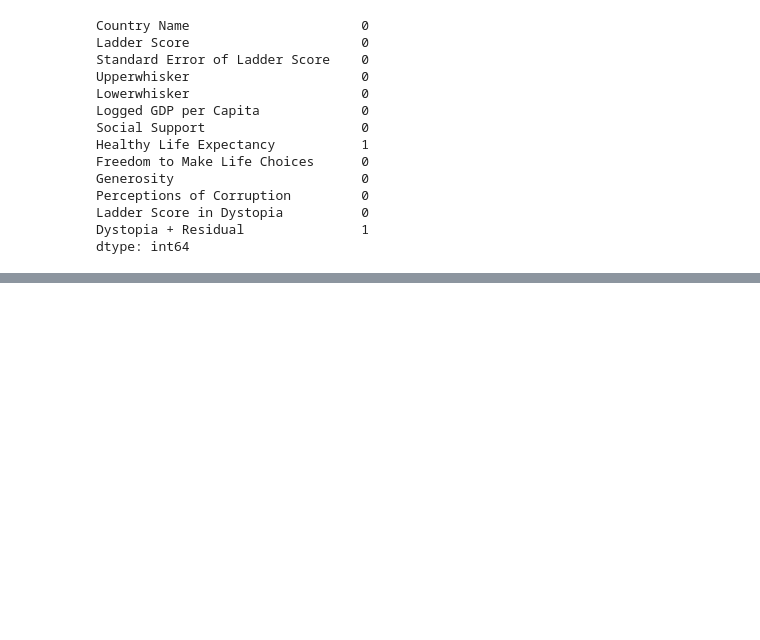
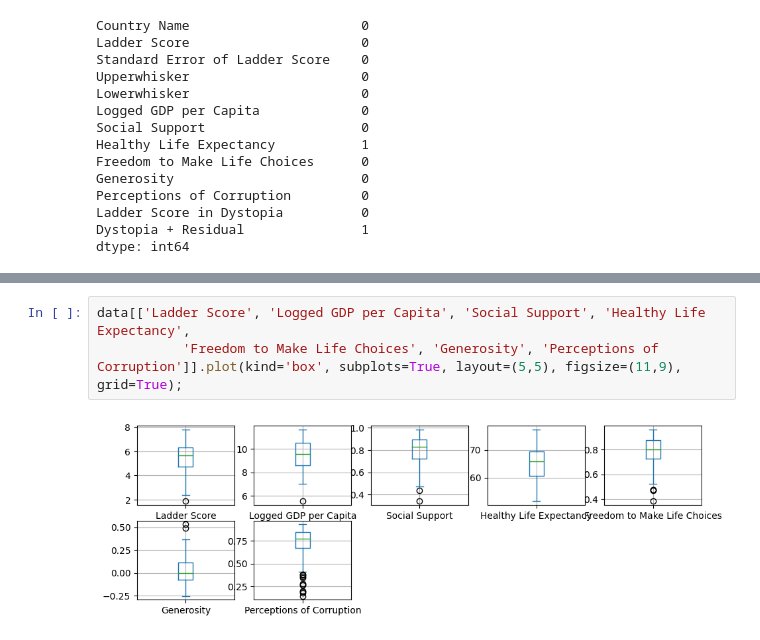
Before and after one commit to hasatsrnkn/World-Happiness-2023-Data-Analysis, a Jupyter notebook: code/main.ipynb, the cells around one changed output, grey strips where cells are left out. Cells and saved outputs as stored; diff of their text form; blank space fills up the shorter version.

```diff
--- a/code/main.ipynb
+++ b/code/main.ipynb
@@ -157,0 +159,5 @@ plt.show()
+# %%
+data[['Ladder Score', 'Logged GDP per Capita', 'Social Support', 'Healthy Life Expectancy',
+           'Freedom to Make Life Choices', 'Generosity', 'Perceptions of Corruption']].plot(kind='box', subplots=True, layout=(5,5), figsize=(11,9), grid=True);
+# %% [output]
+[figure, added]
```
Also changed, not shown: parts of 9 cells of this notebook.
